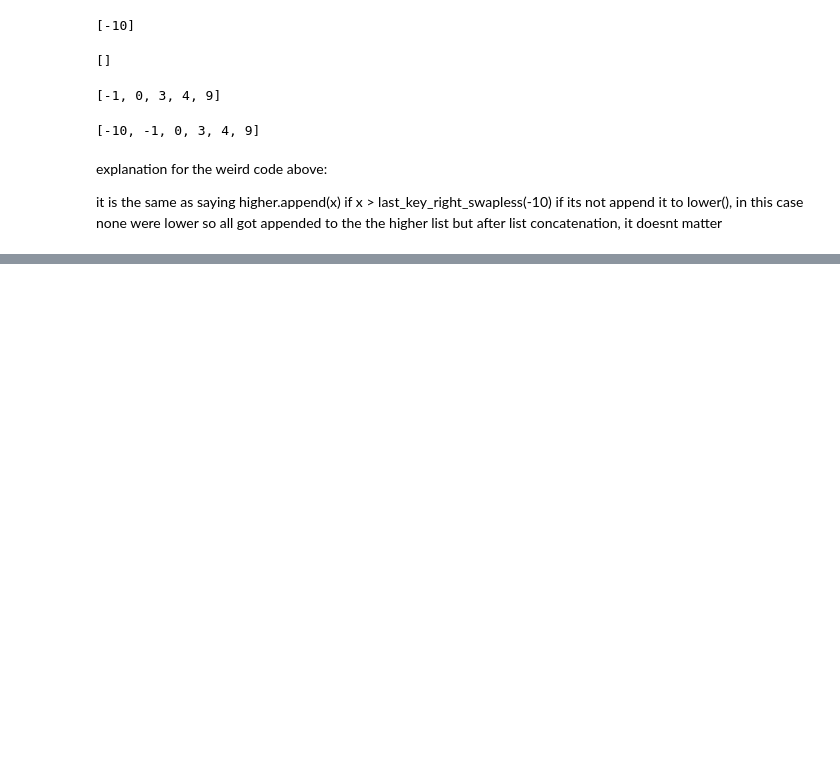
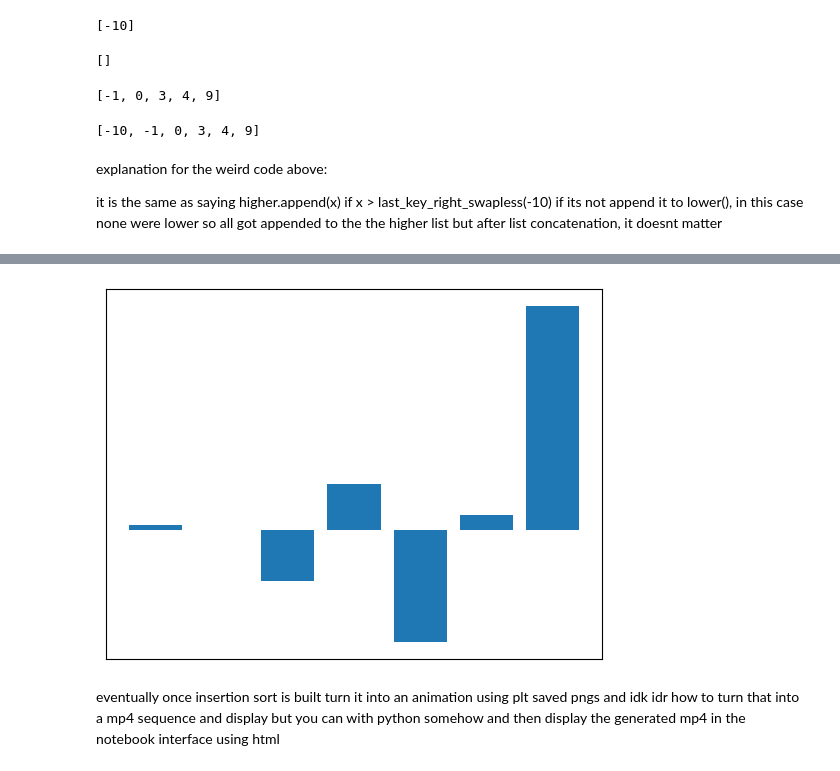
Before and after one commit to ethanpeacockaol/Studies, a Jupyter notebook: ComputationalModels/Chapter7.ipynb, the cells around one changed output, grey strips where cells are left out. Saved outputs shown, nothing was run; the diff lists cells and outputs as text; code cells hidden in the pictures; blank space fills up the shorter version.

```diff
--- a/ComputationalModels/Chapter7.ipynb
+++ b/ComputationalModels/Chapter7.ipynb
@@ -720,0 +728,2 @@ higher.append(x) if x > last_key_right_swapless(-10) if its not append it to low
+# %%
+sortme = [1, 9, 0, -10, 44, -22, 3]
@@ -720,0 +739,13 @@ higher.append(x) if x > last_key_right_swapless(-10) if its not append it to low
+# %%
+import matplotlib.pyplot as plt
+
+x = [i for i in range(len(sortme))]
+y = sortme
+plt.xticks([])
+plt.yticks([])
+plt.bar(x, y)
+plt.show()
+# %% [output]
+[figure, added]
+# %% [markdown]
+eventually once insertion sort is built turn it into an animation using plt saved pngs and idk idr how to turn that into a mp4 sequence and display but you can with python somehow and then display the generated mp4 in the notebook interface using html
```
Also changed, not shown: parts of 5 cells of this notebook.
